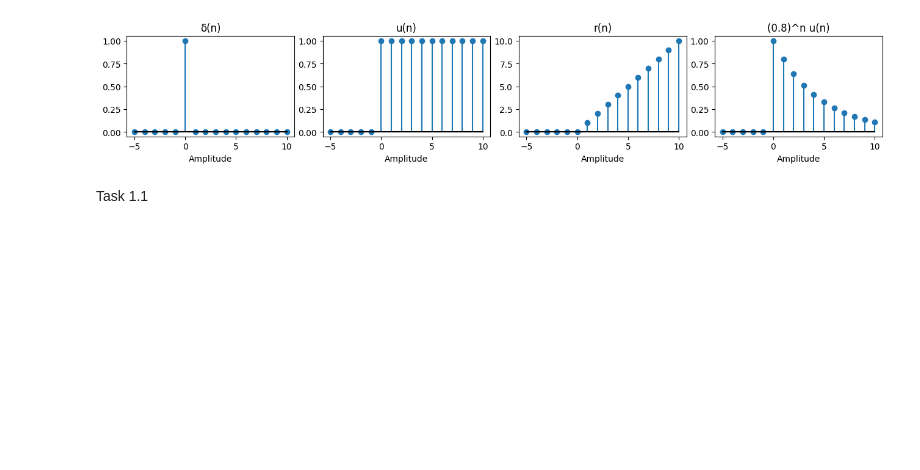
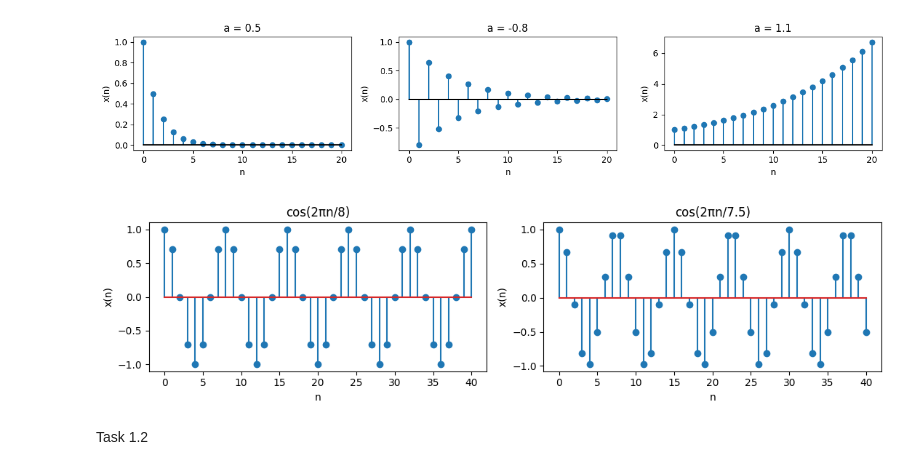
Before and after one commit to Peter0176/COU07506-labs, a Jupyter notebook: COU07506_Week01_240242462943.ipynb, the cells around one changed output. Drawn from its saved outputs; the diff is of its cells as text; code cells hidden in the pictures; blank space fills up the shorter version.

```diff
--- a/COU07506_Week01_240242462943.ipynb
+++ b/COU07506_Week01_240242462943.ipynb
@@ -1,22 +1,25 @@
 # %% [markdown]
 <a href="https://colab.research.google.com/github/Peter0176/COU07506-labs/blob/main/COU07506_Week01_240242462943.ipynb" target="_parent"><img src="https://colab.research.google.com/assets/colab-badge.svg" alt="Open In Colab"/></a>
-# %%
-import numpy as np
-import matplotlib.pyplot as plt
-
-n = np.arange(-5, 11)
-delta = (n == 0).astype(float)
-step  = (n >= 0).astype(float)
-ramp  = n * step
-expo  = 0.8**n * step
-
-fig, axes = plt.subplots(1, 4, figsize=(13, 2.6))
-for ax, x, title in zip(axes, [delta, step, ramp, expo],
-                        ["δ(n)", "u(n)", "r(n)", "(0.8)^n u(n)"]):
-    ax.stem(n, x, basefmt="k-")
-    ax.set_title(title); ax.set_xlabel("Amplitude")
-plt.tight_layout(); plt.show()
-# %% [output]
-[figure, removed]
+# %%
+# part (1)
+n = np.arange(0, 21)
+fig, axes = plt.subplots(1, 3, figsize=(13, 2.8))
+for ax, a in zip(axes, [0.5, -0.8, 1.1]):
+    ax.stem(n, a**n, basefmt="k-")
+    ax.set_title(f"a = {a}")
+    ax.set_xlabel("n"); ax.set_ylabel("x(n)")
+plt.tight_layout(); plt.show()
+
+# part (2)
+n = np.arange(0, 41)
+fig, axes = plt.subplots(1, 2, figsize=(11, 3))
+axes[0].stem(n, np.cos(2*np.pi*n/8));   axes[0].set_title("cos(2πn/8)")
+axes[1].stem(n, np.cos(2*np.pi*n/7.5)); axes[1].set_title("cos(2πn/7.5)")
+for ax in axes:
+    ax.set_xlabel("n"); ax.set_ylabel("x(n)")
+plt.tight_layout(); plt.show()
+# %% [output]
+[figure, added]
+[figure, added]
 # %% [markdown]
-Task 1.1
+Task 1.2
```
